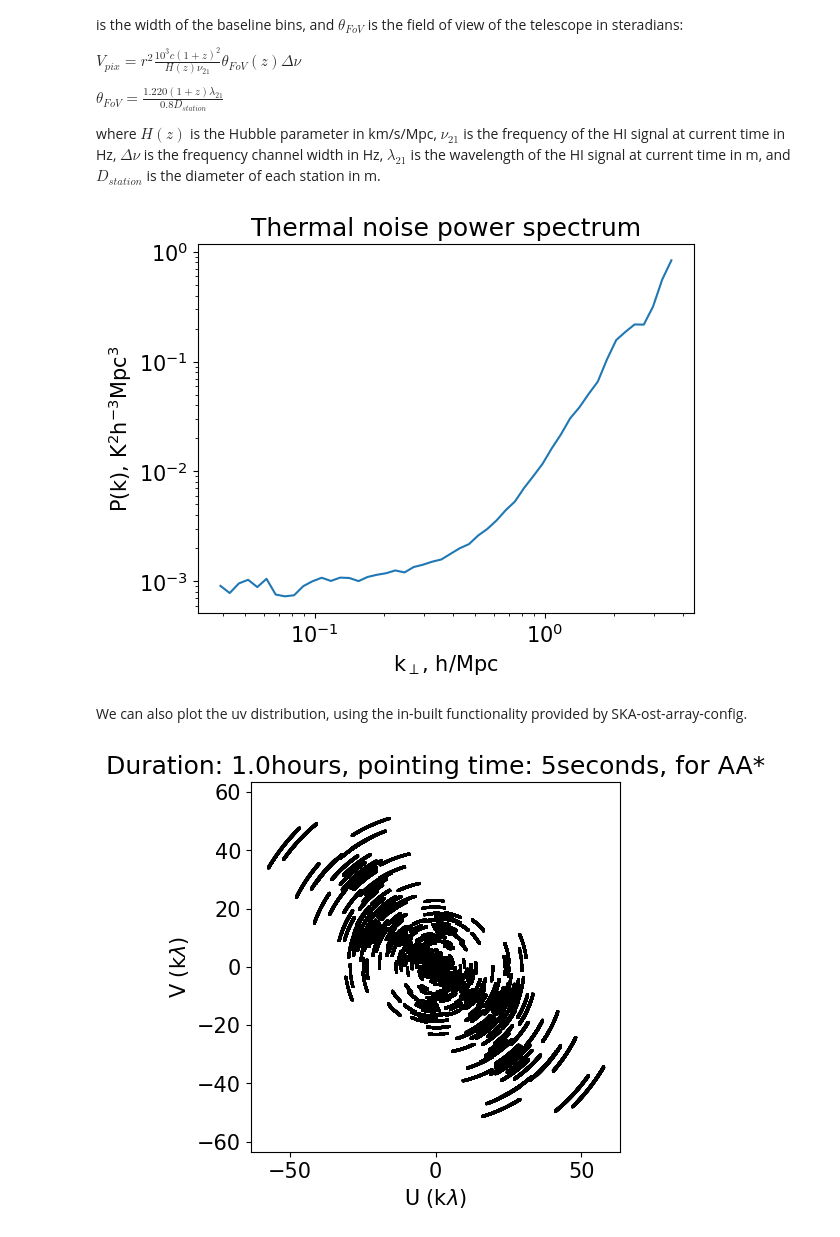
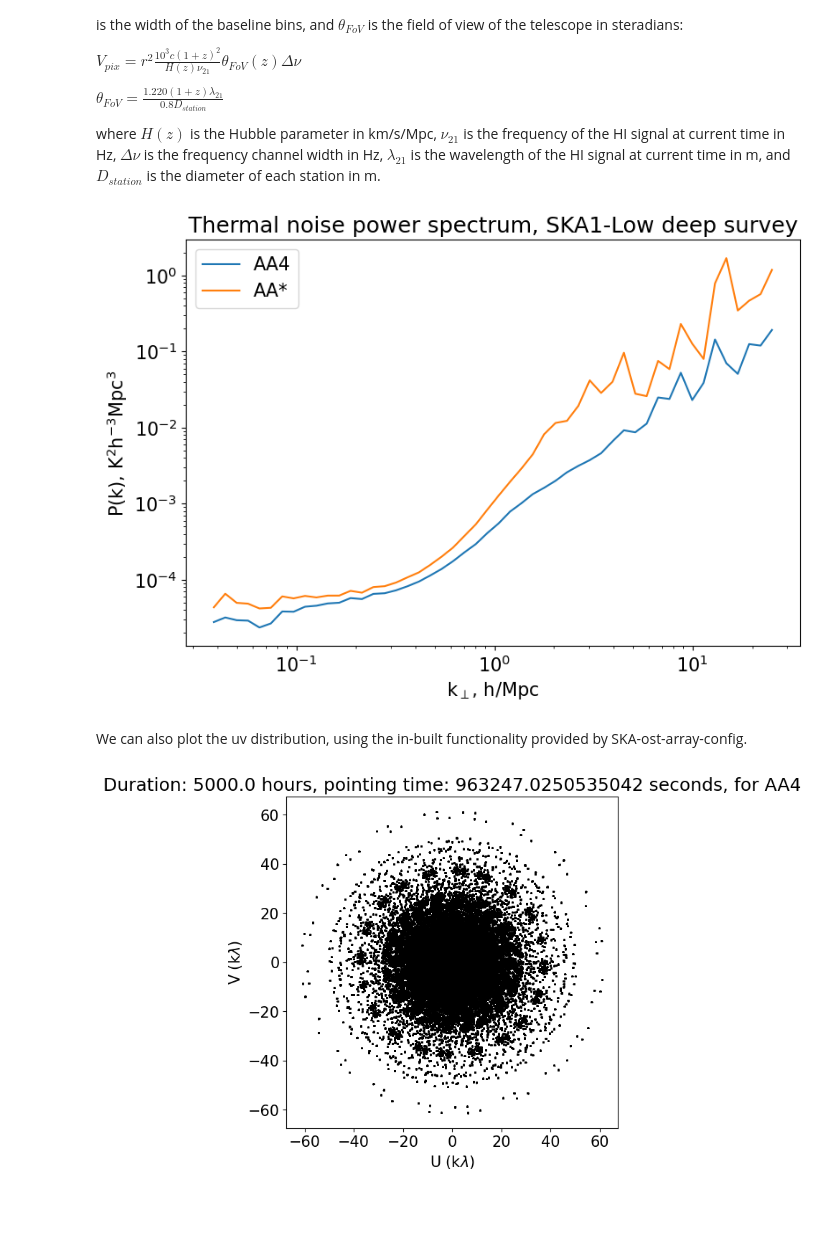
Before and after one commit to raxquax123/postEoR, a Jupyter notebook: surveys.ipynb, the cells around one changed output. Drawn from its saved outputs; the diff is of its cells as text; code cells hidden in the pictures; blank space fills up the shorter version.

```diff
--- a/surveys.ipynb
+++ b/surveys.ipynb
@@ -19,18 +19,24 @@ import postEoR.observations as obs
 import numpy as np
 import matplotlib.pyplot as plt
 
+AA4 = obs.SKA1LOW_AA4(3)
 AAstar = obs.SKA1LOW_AAstar(3)
 
-some_survey = obs.Interferometer(AAstar, 4.1, 4, 100, 100, 0)
+some_survey = obs.Interferometer(AA4, 6, 3, 100, 5000, 0)
+
+comp_survey = obs.Interferometer(AAstar, 6, 3, 100, 5000, 0)
 # %% [markdown]
 Below, we plot the baseline density distribution. This was calculated by calculating the number of baselines that fall in each baseline length bin, dividing by $2\pi u du$, and normalising such that the integral over the half plane of n(u) is equal to $\frac{N_a(N_a-1)}{2}$, where $N_a$ is the total number of antennas.
 # %%
-plt.plot(some_survey.u, some_survey.nvis)
+plt.plot(some_survey.u, some_survey.nvis, label="AA4", color="tab:blue")
+plt.plot(comp_survey.u, comp_survey.nvis, label="AA*", color="tab:orange")
+plt.rcParams['figure.figsize'] = [9, 6]
 plt.yscale("log")
 plt.xscale("log")
 plt.ylabel("n(u)")
 plt.xlabel("u, $\lambda$")
-plt.title("Baseline density distribution")
+plt.title("Baseline density distribution, SKA1-Low deep survey")
 plt.xlim(np.min(some_survey.u), np.max(some_survey.u))
+plt.legend()
 plt.show()
 # %% [output]
@@ -71,22 +62,25 @@ $\theta_{FoV} = \frac{1.220(1+z)\lambda_{21}}{0.8 D_{station}}$
 
 where $H(z)$ is the Hubble parameter in km/s/Mpc, $\nu_{21}$ is the frequency of the HI signal at current time in Hz, $\Delta\nu$ is the frequency channel width in Hz, $\lambda_{21}$ is the wavelength of the HI signal at current time in m, and $D_{station}$ is the diameter of each station in m.
 # %%
-some_survey.tint = 1000
+#some_survey.tint = 1000
 ps, k = some_survey.noise_power_perp()
+ps_comp, k_comp = comp_survey.noise_power_perp()
 
-plt.plot(k, ps)
+plt.plot(k, ps, label="AA4", color="tab:blue")
+plt.plot(k_comp, ps_comp, label="AA*", color='tab:orange')
 plt.yscale("log")
 plt.xscale("log")
 plt.ylabel("P(k), K$^2$h$^{-3}$Mpc$^3$")
 plt.xlabel("k$_{\perp}$, h/Mpc")
-plt.title("Thermal noise power spectrum")
+plt.title("Thermal noise power spectrum, SKA1-Low deep survey")
+plt.legend()
 #plt.xlim(0.05, 0.3)
 plt.show()
 # %% [output]
-[figure, old version]
+[figure, new version]
 # %% [markdown]
 We can also plot the uv distribution, using the in-built functionality provided by SKA-ost-array-config.
 # %%
-some_survey.plot_uv(pointing_time=5, duration=1)
+some_survey.plot_uv()
 # %% [output]
-[figure, old version]
+[figure, new version]
```
Also changed, not shown: parts of 4 cells of this notebook, 14 other files.
